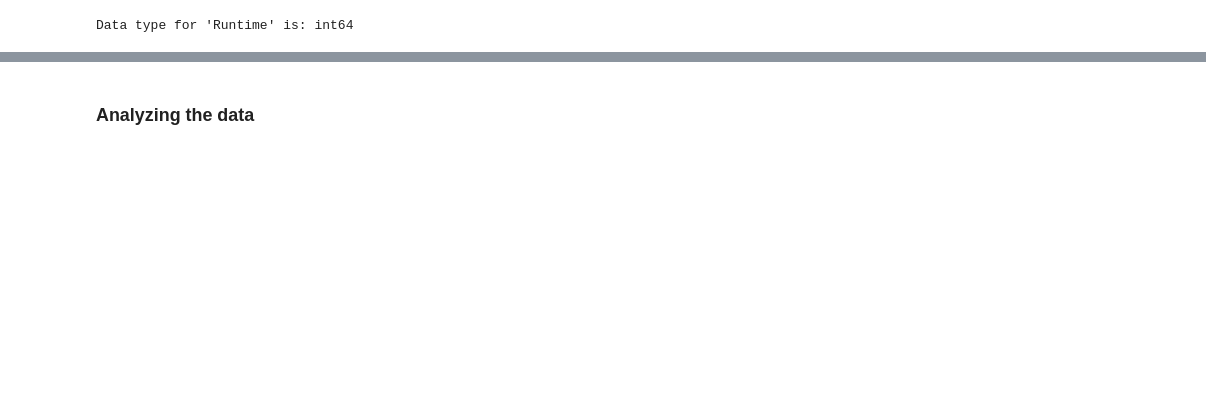
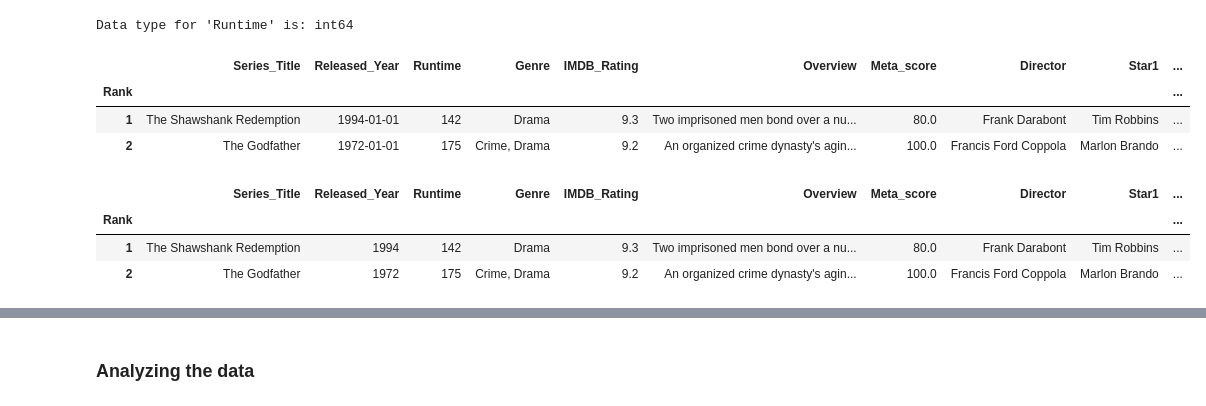
Before and after one commit to jwmathis/SSE591_Project3, a Jupyter notebook: Top Movies Data Analysis/MovieDataAnalysis.ipynb, the cells around one changed output, grey strips where cells are left out. Cells and saved outputs as stored; diff of their text form; code cells hidden in the pictures; blank space fills up the shorter version.

```diff
--- a/Top Movies Data Analysis/MovieDataAnalysis.ipynb
+++ b/Top Movies Data Analysis/MovieDataAnalysis.ipynb
@@ -296,5 +296,5 @@ print(f"Data type for 'Runtime' is: {movies_df['Runtime'].dtype}") # checking ru
 Data type for 'Runtime' is: int64
 # %%
 # drop rows with missing gross data
-movies_df.dropna(subset=['Gross'], inplace=True)
-movies_df
+#movies_df.dropna(subset=['Gross'], inplace=True)
+#movies_df
@@ -305,12 +301,25 @@ movies_df.head()
 # %%
 # Create a mask to identify rows with valid years (to remove rows with invalid year values)
 valid_year_mask = movies_df['Released_Year'].str.match(r'^\d{4}$')
 
 # Filter out rows with invalid years
-movies_df = movies_df[valid_year_mask]
+movies_df = movies_df.loc[valid_year_mask].copy()
 
 # Convert 'Released_Year' to datetime
 movies_df['Released_Year'] = pd.to_datetime(movies_df['Released_Year'] + '-01-01')
 
 # Print the updated DataFrame
-movies_df.head()
+display(movies_df.head(2))
+
+# Replace dates with just the year value
+movies_df['Released_Year'] = movies_df['Released_Year'].dt.year
+display(movies_df.head(2))
+# %% [output]
+|  | Series_Title | Released_Year | Runtime | Genre | IMDB_Rating | Overview | Meta_score | Director | Star1 | ... |
+| Rank |  |  |  |  |  |  |  |  |  | ... |
+| 1 | The Shawshank Redemption | 1994-01-01 | 142 | Drama | 9.3 | Two imprisoned men bond over a nu... | 80.0 | Frank Darabont | Tim Robbins | ... |
+| 2 | The Godfather | 1972-01-01 | 175 | Crime, Drama | 9.2 | An organized crime dynasty's agin... | 100.0 | Francis Ford Coppola | Marlon Brando | ... |
+|  | Series_Title | Released_Year | Runtime | Genre | IMDB_Rating | Overview | Meta_score | Director | Star1 | ... |
+| Rank |  |  |  |  |  |  |  |  |  | ... |
+| 1 | The Shawshank Redemption | 1994 | 142 | Drama | 9.3 | Two imprisoned men bond over a nu... | 80.0 | Frank Darabont | Tim Robbins | ... |
+| 2 | The Godfather | 1972 | 175 | Crime, Drama | 9.2 | An organized crime dynasty's agin... | 100.0 | Francis Ford Coppola | Marlon Brando | ... |
```
Also changed, not shown: parts of 15 cells of this notebook, 2 other files.
